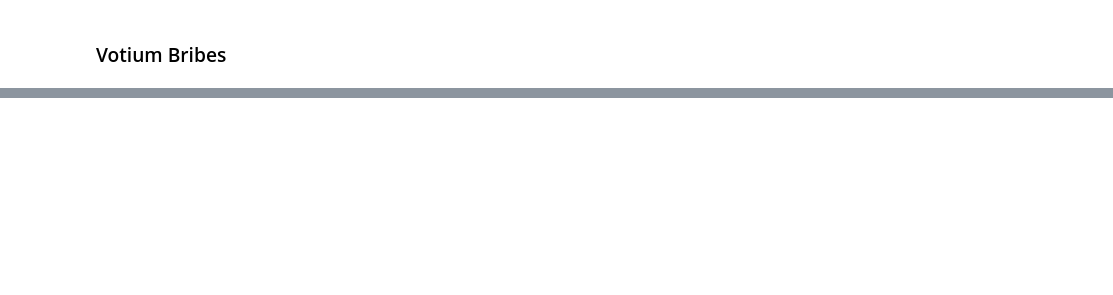
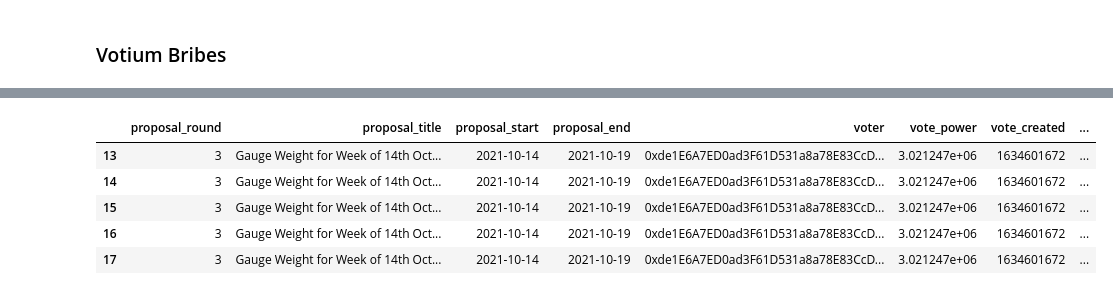
Before and after one commit to bam4564/flywheel, a Jupyter notebook: VotiumBribes.ipynb, the cells around one changed output, grey strips where cells are left out. Drawn from its saved outputs; the diff is of its cells as text; code cells hidden in the pictures; blank space fills up the shorter version.

```diff
--- a/VotiumBribes.ipynb
+++ b/VotiumBribes.ipynb
@@ -620,0 +586,9 @@ ddf(df_votium)
+# %%
+df_snaps.head()
+# %% [output]
+|  | proposal_round | proposal_title | proposal_start | proposal_end | voter | vote_power | vote_created | ... |
+| 13 | 3 | Gauge Weight for Week of 14th Oct... | 2021-10-14 | 2021-10-19 | 0xde1E6A7ED0ad3F61D531a8a78E83CcD... | 3.021247e+06 | 1634601672 | ... |
+| 14 | 3 | Gauge Weight for Week of 14th Oct... | 2021-10-14 | 2021-10-19 | 0xde1E6A7ED0ad3F61D531a8a78E83CcD... | 3.021247e+06 | 1634601672 | ... |
+| 15 | 3 | Gauge Weight for Week of 14th Oct... | 2021-10-14 | 2021-10-19 | 0xde1E6A7ED0ad3F61D531a8a78E83CcD... | 3.021247e+06 | 1634601672 | ... |
+| 16 | 3 | Gauge Weight for Week of 14th Oct... | 2021-10-14 | 2021-10-19 | 0xde1E6A7ED0ad3F61D531a8a78E83CcD... | 3.021247e+06 | 1634601672 | ... |
+| 17 | 3 | Gauge Weight for Week of 14th Oct... | 2021-10-14 | 2021-10-19 | 0xde1E6A7ED0ad3F61D531a8a78E83CcD... | 3.021247e+06 | 1634601672 | ... |
```
Also changed, not shown: parts of 14 cells of this notebook.
